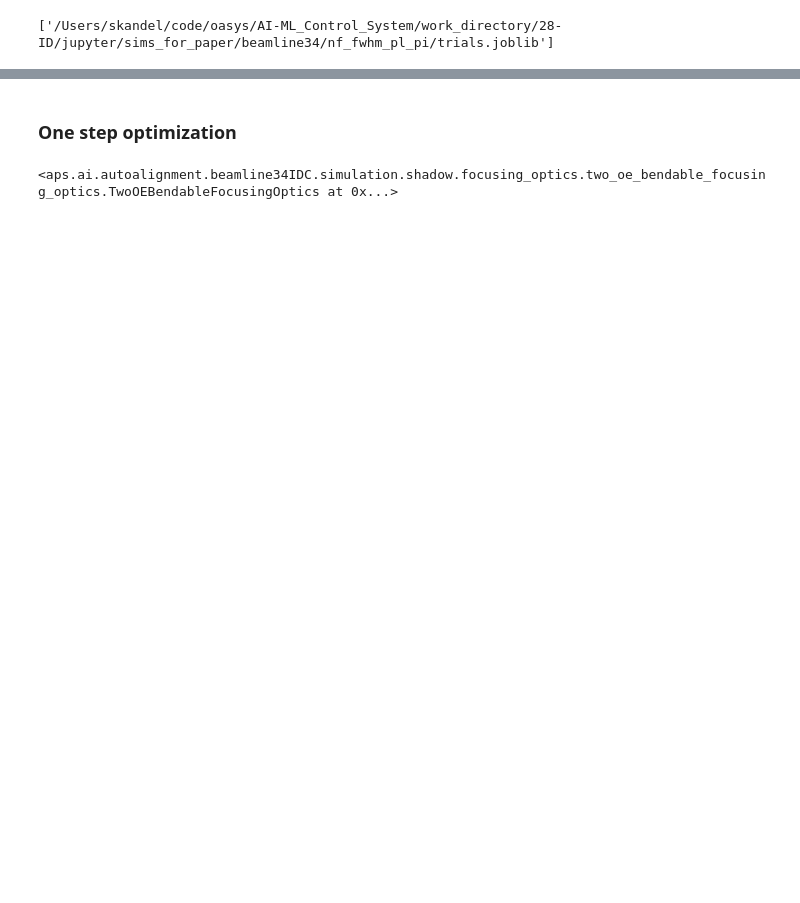
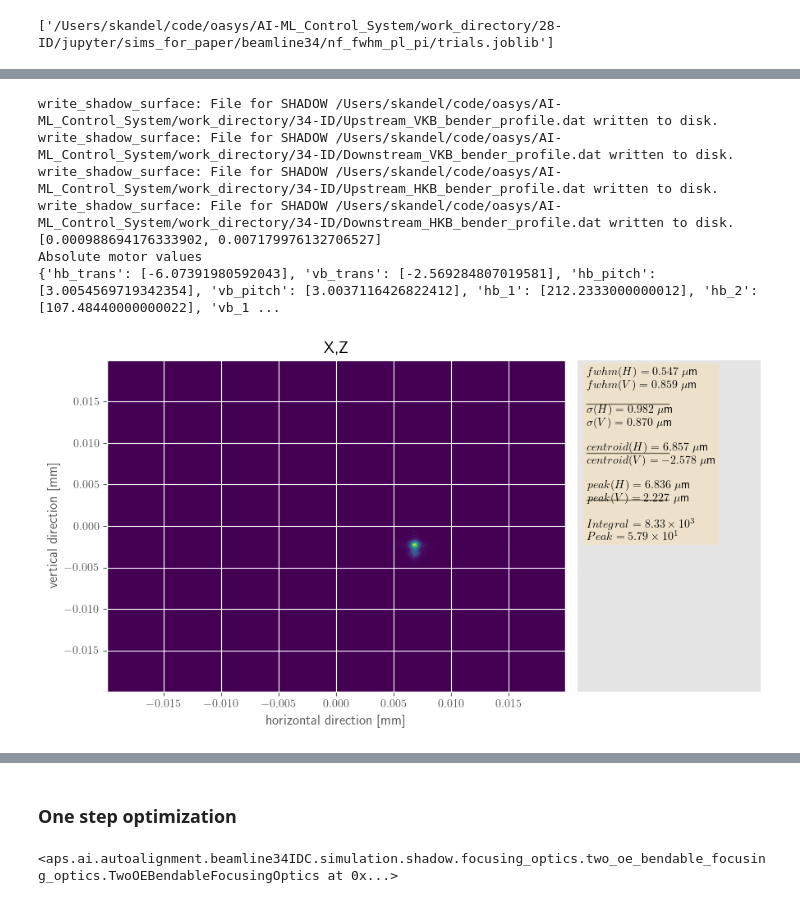
Before and after one commit to AI-ML-at-APS/AI-ML_Control_System, a Jupyter notebook: work_directory/28-ID/jupyter/sims_for_paper/beamline34/noisefree_fwhm_peak_location.ipynb, the cells around one changed output, grey strips where cells are left out. Saved outputs shown, nothing was run; the diff lists cells and outputs as text; code cells hidden in the pictures; blank space fills up the shorter version.

```diff
--- a/work_directory/28-ID/jupyter/sims_for_paper/beamline34/noisefree_fwhm_peak_location.ipynb
+++ b/work_directory/28-ID/jupyter/sims_for_paper/beamline34/noisefree_fwhm_peak_location.ipynb
@@ -575,0 +519,28 @@ Actual fwhm 0.0007627196949128243
+# %%
+t = opt_trial.study.trials[0]
+
+params = t.params
+current_params = []
+for mot in opt_trial.motor_types:
+    current_params.append(params[mot])
+
+opt_trial._loss_fn_this(current_params)
+print(t.values)
+
+
+
+print("Absolute motor values")
+abs_motor_values = {mt: movers.get_absolute_positions(opt_trial.focusing_system, mt) for mt in opt_trial.motor_types}
+print(abs_motor_values)
+
+opt_common.plot_distribution(
+    photon_beam=opt_trial.beam_state.photon_beam, ppm=ppm)
+# %% [output]
+write_shadow_surface: File for SHADOW /Users/skandel/code/oasys/AI-ML_Control_System/work_directory/34-ID/Upstream_VKB_bender_profile.dat written to disk.
+write_shadow_surface: File for SHADOW /Users/skandel/code/oasys/AI-ML_Control_System/work_directory/34-ID/Downstream_VKB_bender_profile.dat written to disk.
+write_shadow_surface: File for SHADOW /Users/skandel/code/oasys/AI-ML_Control_System/work_directory/34-ID/Upstream_HKB_bender_profile.dat written to disk.
+write_shadow_surface: File for SHADOW /Users/skandel/code/oasys/AI-ML_Control_System/work_directory/34-ID/Downstream_HKB_bender_profile.dat written to disk.
+[0.000988694176333902, 0.007179976132706527]
+Absolute motor values
+{'hb_trans': [-6.07391980592043], 'vb_trans': [-2.569284807019581], 'hb_pitch': [3.0054569719342354], 'vb_pitch': [3.0037116426822412], 'hb_1': [212.2333000000012], 'hb_2': [107.48440000000022], 'vb_1 ...
+[figure, added]
```
Also changed, not shown: parts of 63 cells of this notebook, 4 other files.
